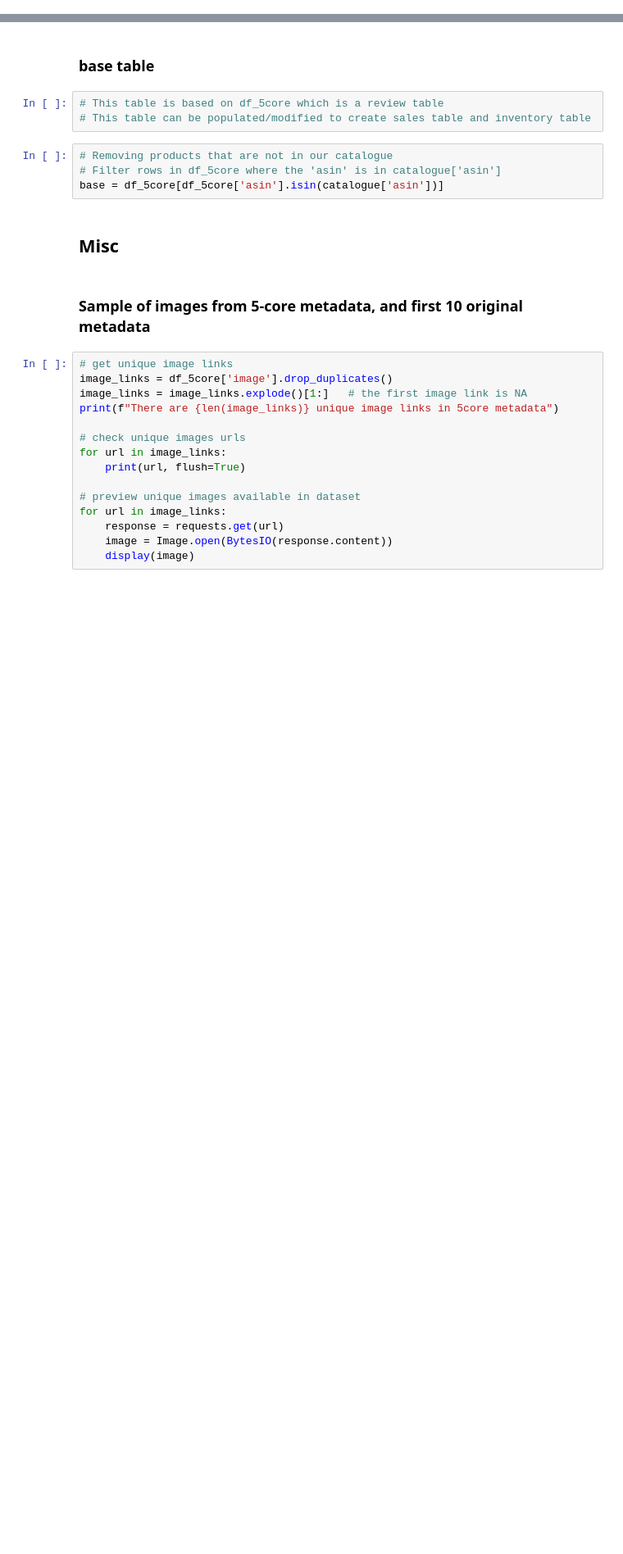
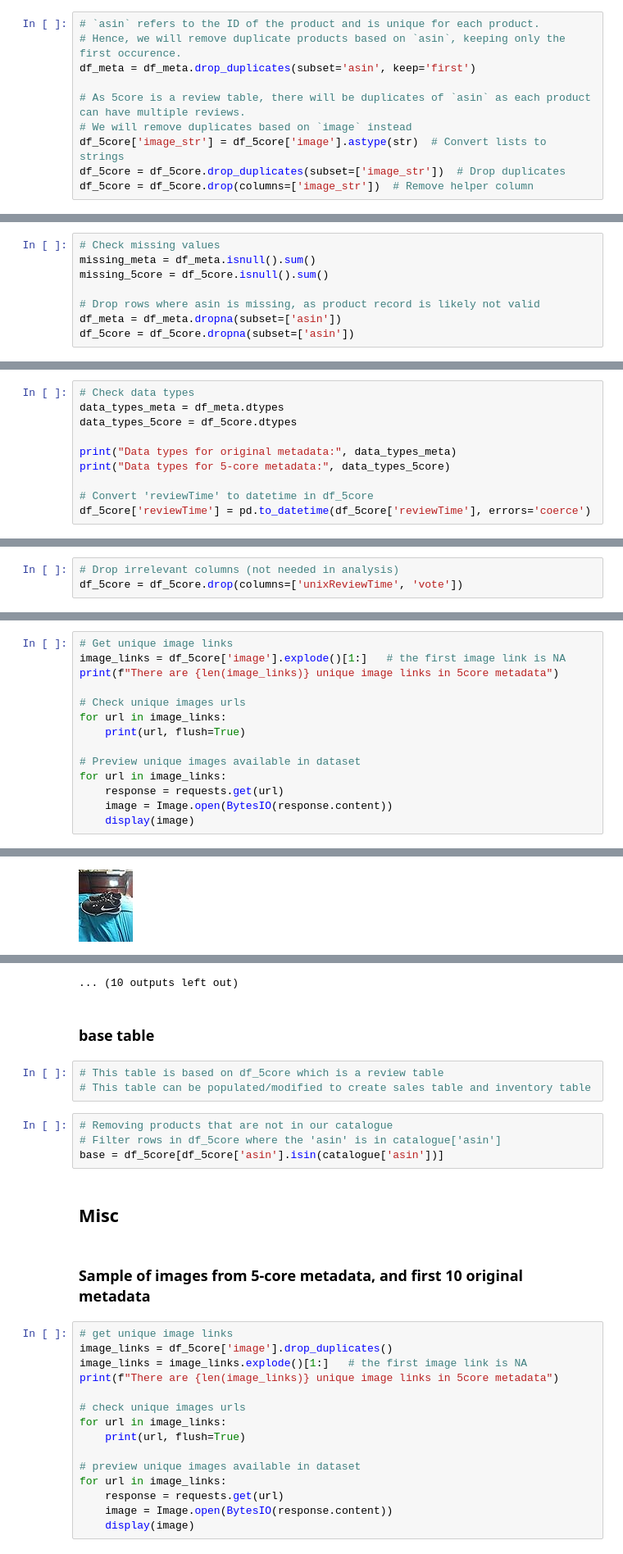
Before and after one commit to tseyongg/DSA3101, a Jupyter notebook: Data Preparation.ipynb, the cells around one changed output, grey strips where cells are left out. Shown at 82% size. Cells and saved outputs as stored; diff of their text form; blank space fills up the shorter version.

Commit message:
Reworked data prep file

```diff
--- a/Data Preparation.ipynb
+++ b/Data Preparation.ipynb
@@ -173,0 +115,10 @@ catalogue_images
+# %%
+# `asin` refers to the ID of the product and is unique for each product.
+# Hence, we will remove duplicate products based on `asin`, keeping only the first occurence.
+df_meta = df_meta.drop_duplicates(subset='asin', keep='first')
+
+# As 5core is a review table, there will be duplicates of `asin` as each product can have multiple reviews.
+# We will remove duplicates based on `image` instead
+df_5core['image_str'] = df_5core['image'].astype(str)  # Convert lists to strings
+df_5core = df_5core.drop_duplicates(subset=['image_str'])  # Drop duplicates
+df_5core = df_5core.drop(columns=['image_str'])  # Remove helper column
@@ -173,0 +127,8 @@ catalogue_images
+# %%
+# Check missing values
+missing_meta = df_meta.isnull().sum()
+missing_5core = df_5core.isnull().sum()
+
+# Drop rows where asin is missing, as product record is likely not valid
+df_meta = df_meta.dropna(subset=['asin'])
+df_5core = df_5core.dropna(subset=['asin'])
@@ -173,0 +137,10 @@ catalogue_images
+# %%
+# Check data types
+data_types_meta = df_meta.dtypes
+data_types_5core = df_5core.dtypes
+
+print("Data types for original metadata:", data_types_meta)
+print("Data types for 5-core metadata:", data_types_5core)
+
+# Convert 'reviewTime' to datetime in df_5core
+df_5core['reviewTime'] = pd.to_datetime(df_5core['reviewTime'], errors='coerce')
@@ -173,0 +215,3 @@ catalogue_images
+# %%
+# Drop irrelevant columns (not needed in analysis)
+df_5core = df_5core.drop(columns=['unixReviewTime', 'vote'])
@@ -173,0 +285,15 @@ catalogue_images
+# %%
+# Get unique image links
+image_links = df_5core['image'].explode()[1:]   # the first image link is NA
+print(f"There are {len(image_links)} unique image links in 5core metadata")
+
+# Check unique images urls
+for url in image_links:
+    print(url, flush=True)
+
+# Preview unique images available in dataset
+for url in image_links:
+    response = requests.get(url)
+    image = Image.open(BytesIO(response.content))
+    display(image)
+# %% [output]
@@ -173,0 +317 @@ catalogue_images
+[figure, added]
@@ -174,3 +328,4 @@ catalogue_images
+... (10 outputs left out)
 # %% [markdown]
 ### base table
 # %%
```
Also changed, not shown: parts of 47 cells of this notebook, 1 other file.
